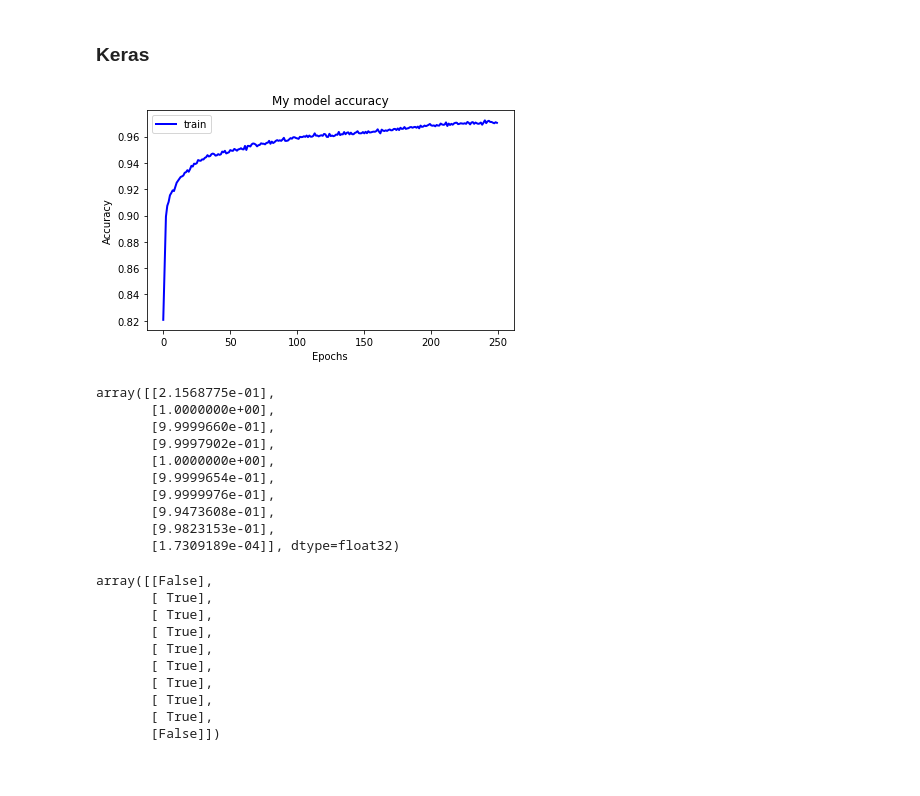
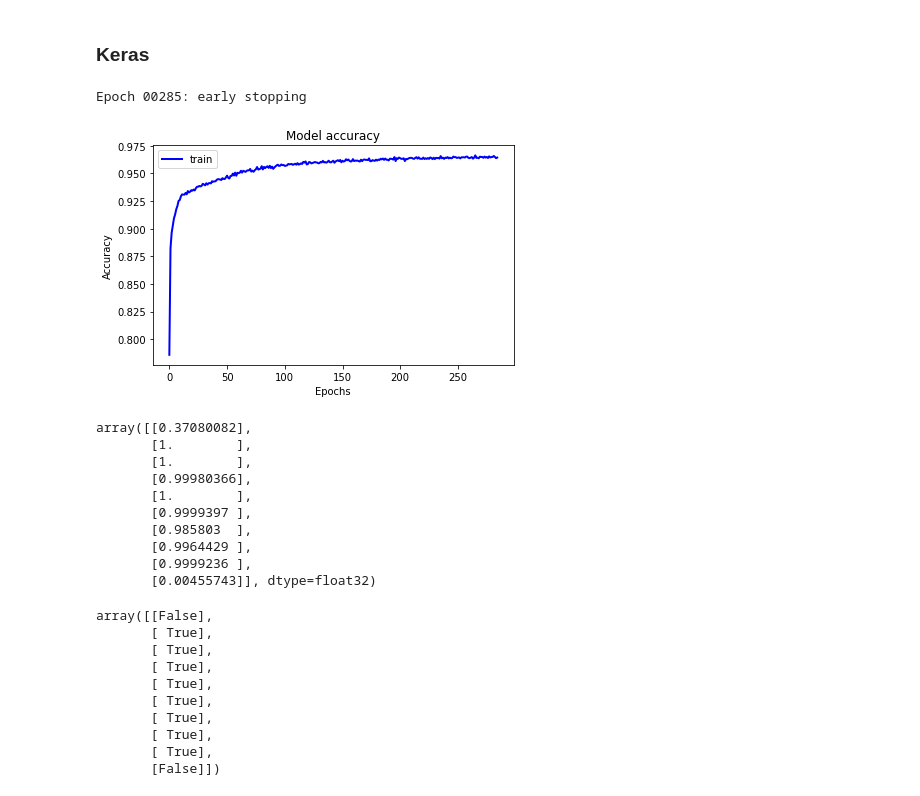
Before and after one commit to VictorLJay/Customer-Churn-Predictor, a Jupyter notebook: your-project/Deep Learning.ipynb, the cells around one changed output. Cells and saved outputs as stored; diff of their text form; code cells hidden in the pictures.

```diff
--- a/your-project/Deep Learning.ipynb
+++ b/your-project/Deep Learning.ipynb
@@ -77,7 +77,7 @@ def keras_predict(X_train, y_train, X_test):
     # Fitting ANN to training set
     early_stop = EarlyStopping(monitor="loss", mode="min", verbose=1, patience=10)
 
-    hist = model.fit(X_train, y_train, epochs=250, verbose=0, callbacks=early_stop)
+    hist = model.fit(X_train, y_train, epochs=500, verbose=0, callbacks=early_stop)
 
     # getting the y_pred
     y_pred = model.predict(X_test)
@@ -85,3 +85,5 @@ def keras_predict(X_train, y_train, X_test):
     return y_pred, hist
 # %%
 y_pred, hist = keras_predict(X_train_scaled, y_train, X_test_scaled)
+# %% [output]
+Epoch 00285: early stopping
@@ -90,28 +90,28 @@ hist
 # %%
-plt.figure()
 plt.plot(hist.history['accuracy'], lw=2.0, color='b', label='train')
-plt.title("My model accuracy")
+plt.title("Model accuracy")
 plt.xlabel('Epochs')
 plt.ylabel('Accuracy')
 plt.legend(loc='upper left')
 
 plt.tight_layout()
+plt.savefig("../images/ANN_model_accuracy.png")
 plt.show()
 # %% [output]
-[figure, old version]
+[figure, new version]
 # %%
 y_pred[:10]
 # %% [output]
-array([[2.1568775e-01],
-       [1.0000000e+00],
-       [9.9999660e-01],
-       [9.9997902e-01],
-       [1.0000000e+00],
-       [9.9999654e-01],
-       [9.9999976e-01],
-       [9.9473608e-01],
-       [9.9823153e-01],
-       [1.7309189e-04]], dtype=float32)
+array([[0.37080082],
+       [1.        ],
+       [1.        ],
+       [0.99980366],
+       [1.        ],
+       [0.9999397 ],
+       [0.985803  ],
+       [0.9964429 ],
+       [0.9999236 ],
+       [0.00455743]], dtype=float32)
 # %%
 # Converting the numbers to True/False
 y_pred = (y_pred > 0.5)
```
Also changed, not shown: parts of 5 cells of this notebook, 13 other files.
